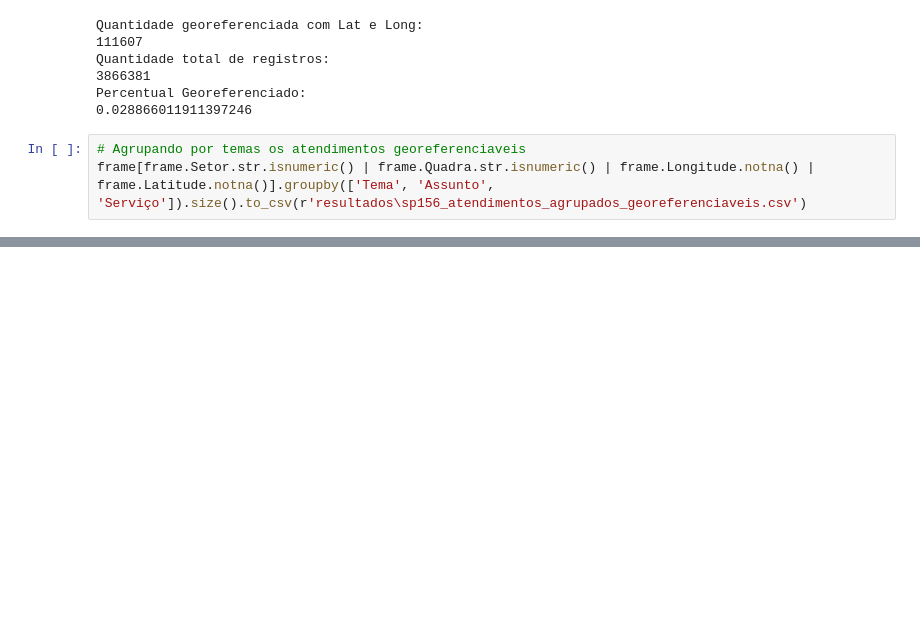
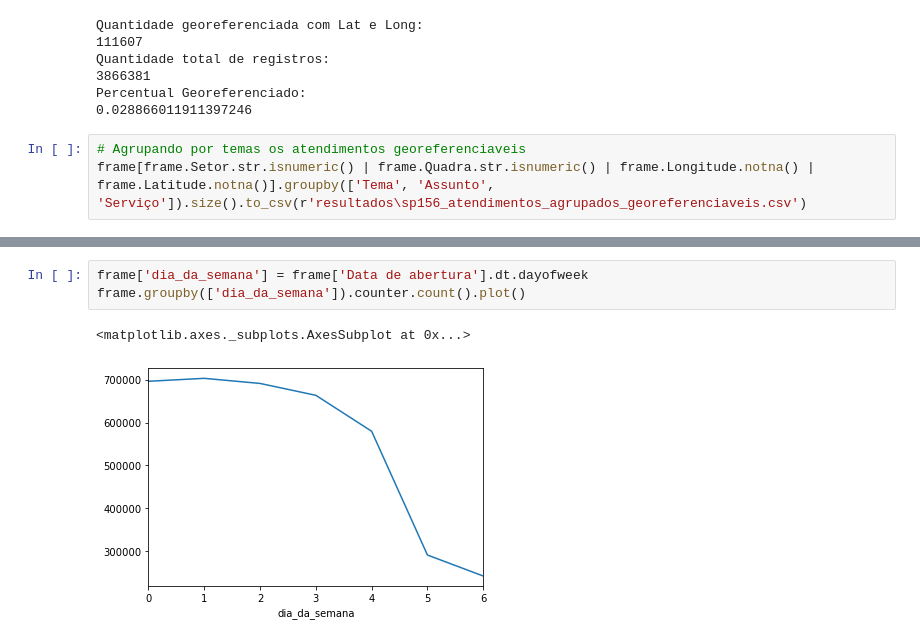
Before and after one commit to geoinfo-smdu/geo-sp156, a Jupyter notebook: Primeiros Prcessamentos e Análises.ipynb, the cells around one changed output, grey strips where cells are left out. Drawn from its saved outputs; the diff is of its cells as text; blank space fills up the shorter version.

```diff
--- a/Primeiros Prcessamentos e Análises.ipynb
+++ b/Primeiros Prcessamentos e Análises.ipynb
@@ -182,0 +199,6 @@ frame[frame.Setor.str.isnumeric() | frame.Quadra.str.isnumeric() | frame.Longitu
+# %%
+frame['dia_da_semana'] = frame['Data de abertura'].dt.dayofweek
+frame.groupby(['dia_da_semana']).counter.count().plot()
+# %% [output]
+<matplotlib.axes._subplots.AxesSubplot at 0x...>
+[figure, added]
```
Also changed, not shown: parts of 5 cells of this notebook.
